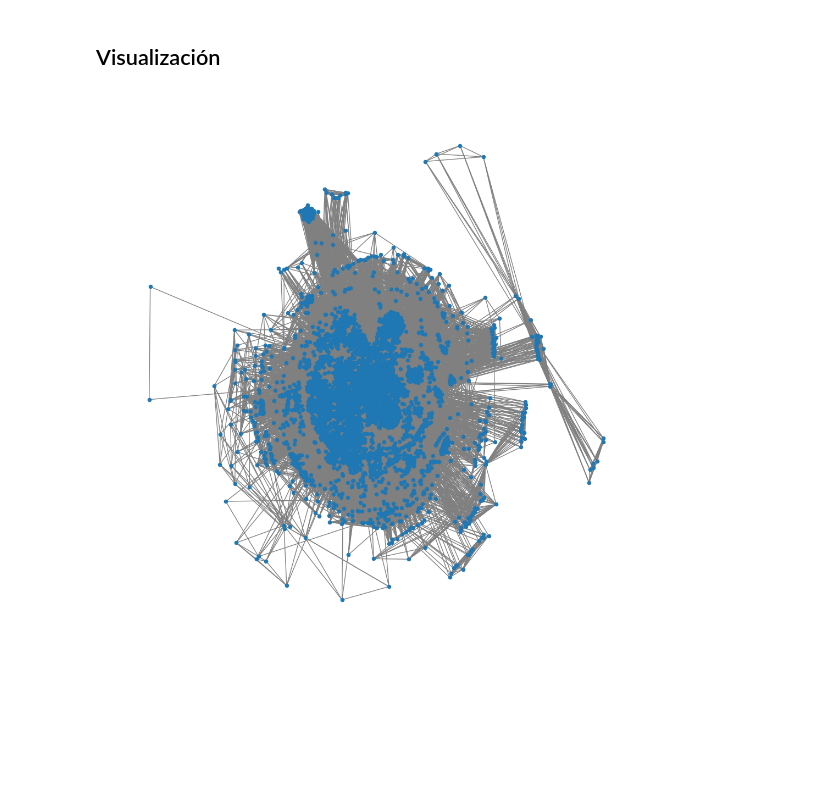
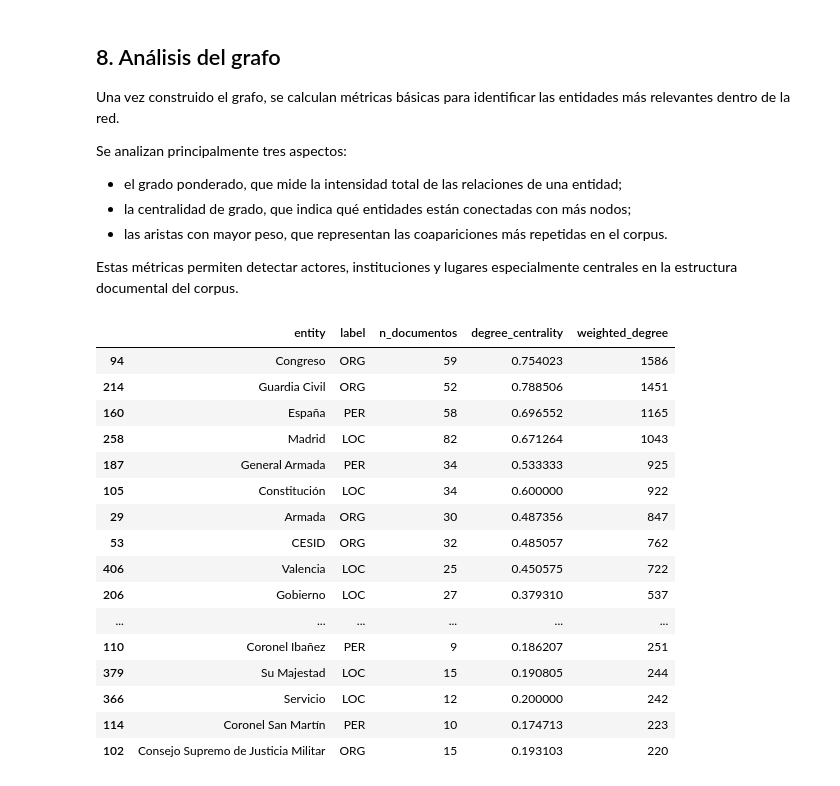
Before and after one commit to dieegordg/Proyecto-Machine-Learning-UNAV---Bayesianos-de-los-Ca-dos, a Jupyter notebook: notebooks/06_caso_uso3.ipynb, the cells around one changed output. Cells and saved outputs as stored; diff of their text form; code cells hidden in the pictures; blank space fills up the shorter version.

Commit message:
Develop entity graph mini case

```diff
--- a/notebooks/06_caso_uso3.ipynb
+++ b/notebooks/06_caso_uso3.ipynb
@@ -96,11 +624,55 @@ sorted(centrality.items(), key=lambda x: x[1], reverse=True)[:10]
 # %% [markdown]
-## Visualización
+## 8. Análisis del grafo
+
+Una vez construido el grafo, se calculan métricas básicas para identificar las entidades más relevantes dentro de la red.
+
+Se analizan principalmente tres aspectos:
+
+- el grado ponderado, que mide la intensidad total de las relaciones de una entidad;
+- la centralidad de grado, que indica qué entidades están conectadas con más nodos;
+- las aristas con mayor peso, que representan las coapariciones más repetidas en el corpus.
+
+Estas métricas permiten detectar actores, instituciones y lugares especialmente centrales en la estructura documental del corpus.
 # %%
-import matplotlib.pyplot as plt
+# Métricas de nodos
+degree_centrality = nx.degree_centrality(G)
+weighted_degree = dict(G.degree(weight="weight"))
 
-plt.figure(figsize=(10,10))
-nx.draw(G, node_size=20, edge_color="gray")
-plt.show()
+node_metrics = []
+
+for node in G.nodes():
+    node_metrics.append(
+        {
+            "entity": node,
+            "label": G.nodes[node].get("label"),
+            "n_documentos": G.nodes[node].get("n_documentos"),
+            "degree_centrality": degree_centrality[node],
+            "weighted_degree": weighted_degree[node],
+        }
+    )
+
+df_node_metrics = (
+    pd.DataFrame(node_metrics)
+    .sort_values("weighted_degree", ascending=False)
+)
+
+display(df_node_metrics.head(30))
 # %% [output]
-[figure, removed]
+|  | entity | label | n_documentos | degree_centrality | weighted_degree |
+| 94 | Congreso | ORG | 59 | 0.754023 | 1586 |
+| 214 | Guardia Civil | ORG | 52 | 0.788506 | 1451 |
+| 160 | España | PER | 58 | 0.696552 | 1165 |
+| 258 | Madrid | LOC | 82 | 0.671264 | 1043 |
+| 187 | General Armada | PER | 34 | 0.533333 | 925 |
+| 105 | Constitución | LOC | 34 | 0.600000 | 922 |
+| 29 | Armada | ORG | 30 | 0.487356 | 847 |
+| 53 | CESID | ORG | 32 | 0.485057 | 762 |
+| 406 | Valencia | LOC | 25 | 0.450575 | 722 |
+| 206 | Gobierno | LOC | 27 | 0.379310 | 537 |
+| ... | ... | ... | ... | ... | ... |
+| 110 | Coronel Ibañez | PER | 9 | 0.186207 | 251 |
+| 379 | Su Majestad | LOC | 15 | 0.190805 | 244 |
+| 366 | Servicio | LOC | 12 | 0.200000 | 242 |
+| 114 | Coronel San Martín | PER | 10 | 0.174713 | 223 |
+| 102 | Consejo Supremo de Justicia Militar | ORG | 15 | 0.193103 | 220 |
 # %% [markdown]
```
Also changed, not shown: parts of 28 cells of this notebook.
